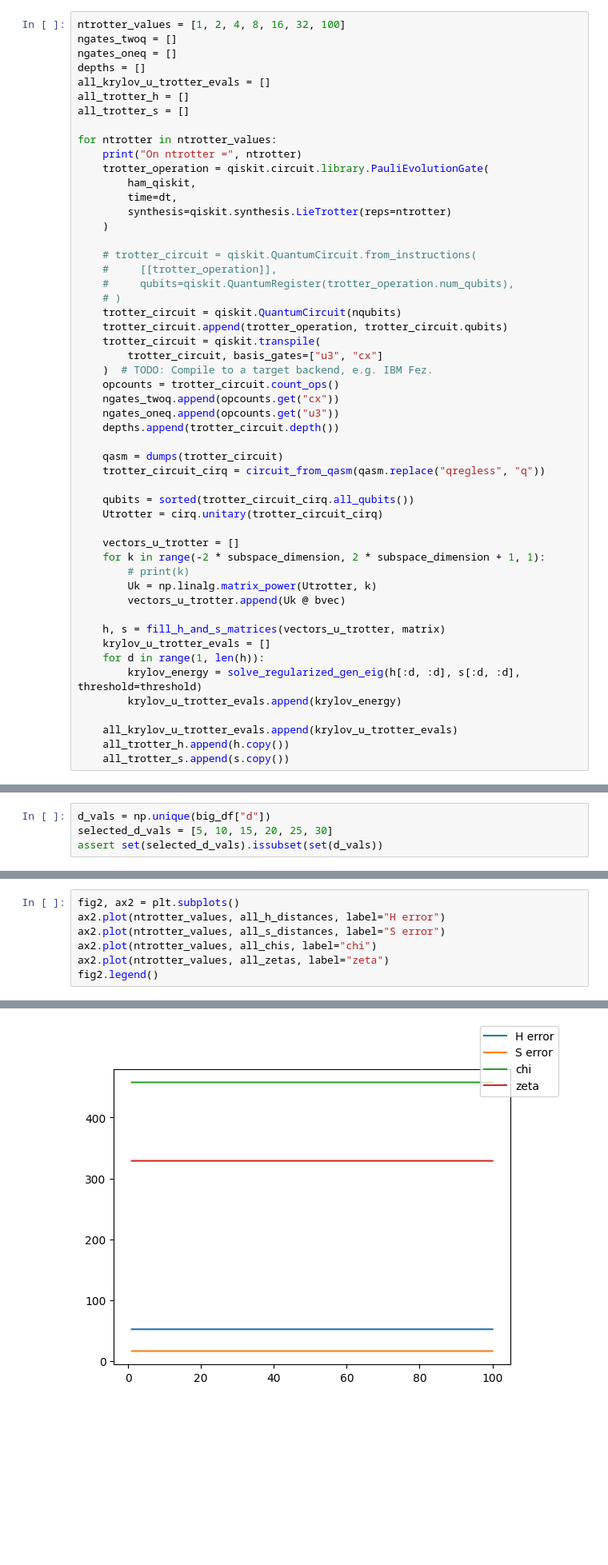
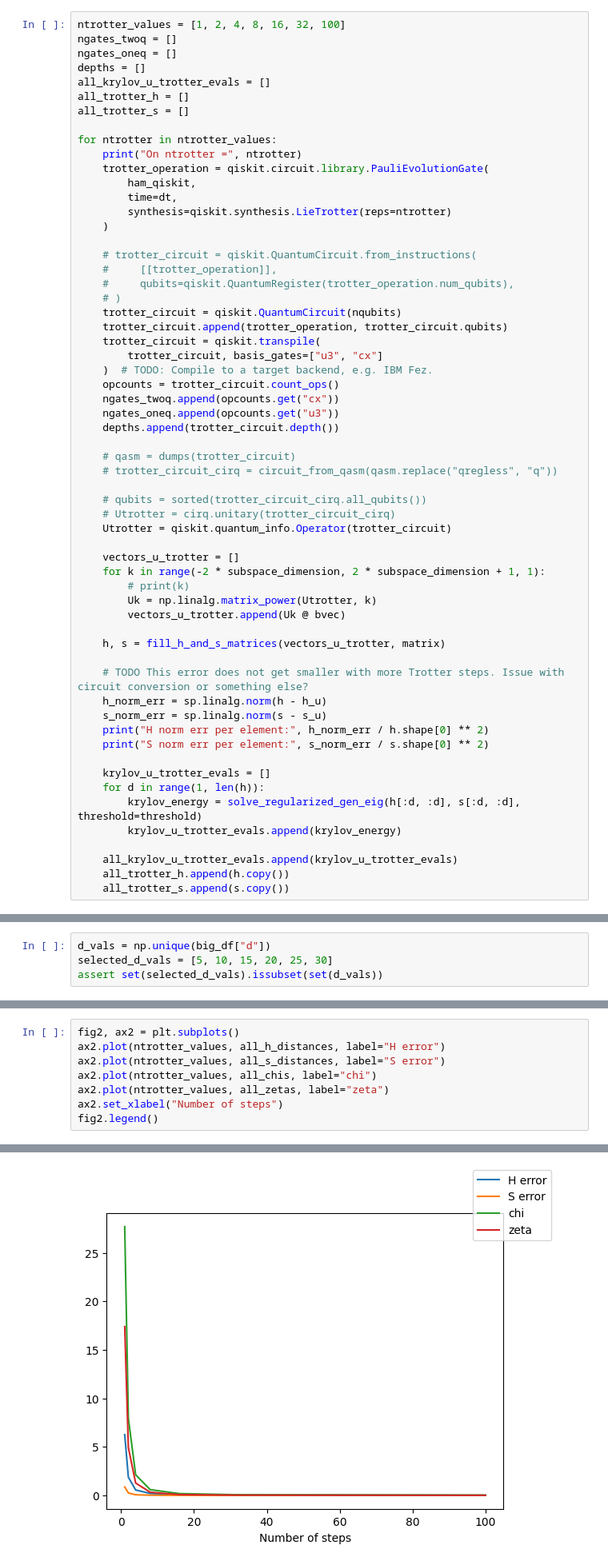
Before and after one commit to rmlarose/compare-vkp, a Jupyter notebook: hubbard_bound.ipynb, the cells around one changed output, grey strips where cells are left out. Shown at 80% size. Saved outputs shown, nothing was run; the diff lists cells and outputs as text; blank space fills up the shorter version.

Commit message:
Got the circuit unitary from qiskit instead of cirq. This got us a positive value for the upper bound that decreases with the number of Trotter steps.

```diff
--- a/hubbard_bound.ipynb
+++ b/hubbard_bound.ipynb
@@ -240,11 +240,12 @@ for ntrotter in ntrotter_values:
     ngates_oneq.append(opcounts.get("u3"))
     depths.append(trotter_circuit.depth())
 
-    qasm = dumps(trotter_circuit)
-    trotter_circuit_cirq = circuit_from_qasm(qasm.replace("qregless", "q"))
+    # qasm = dumps(trotter_circuit)
+    # trotter_circuit_cirq = circuit_from_qasm(qasm.replace("qregless", "q"))
 
-    qubits = sorted(trotter_circuit_cirq.all_qubits())
-    Utrotter = cirq.unitary(trotter_circuit_cirq)
+    # qubits = sorted(trotter_circuit_cirq.all_qubits())
+    # Utrotter = cirq.unitary(trotter_circuit_cirq)
+    Utrotter = qiskit.quantum_info.Operator(trotter_circuit)
 
     vectors_u_trotter = []
     for k in range(-2 * subspace_dimension, 2 * subspace_dimension + 1, 1):
@@ -253,6 +254,13 @@ for ntrotter in ntrotter_values:
         vectors_u_trotter.append(Uk @ bvec)
 
     h, s = fill_h_and_s_matrices(vectors_u_trotter, matrix)
+
+    # TODO This error does not get smaller with more Trotter steps. Issue with circuit conversion or something else?
+    h_norm_err = sp.linalg.norm(h - h_u)
+    s_norm_err = sp.linalg.norm(s - s_u)
+    print("H norm err per element:", h_norm_err / h.shape[0] ** 2)
+    print("S norm err per element:", s_norm_err / s.shape[0] ** 2)
+
     krylov_u_trotter_evals = []
     for d in range(1, len(h)):
         krylov_energy = solve_regularized_gen_eig(h[:d, :d], s[:d, :d], threshold=threshold)
@@ -385,12 +405,13 @@ fig.legend()
 # %%
 fig2, ax2 = plt.subplots()
 ax2.plot(ntrotter_values, all_h_distances, label="H error")
 ax2.plot(ntrotter_values, all_s_distances, label="S error")
 ax2.plot(ntrotter_values, all_chis, label="chi")
 ax2.plot(ntrotter_values, all_zetas, label="zeta")
+ax2.set_xlabel("Number of steps")
 fig2.legend()
 # %% [output]
 <matplotlib.legend.Legend at 0x...>
-[figure, old version]
+[figure, new version]
 # %%
 fig3, ax3 = plt.subplots()
```
Also changed, not shown: parts of 10 cells of this notebook.
